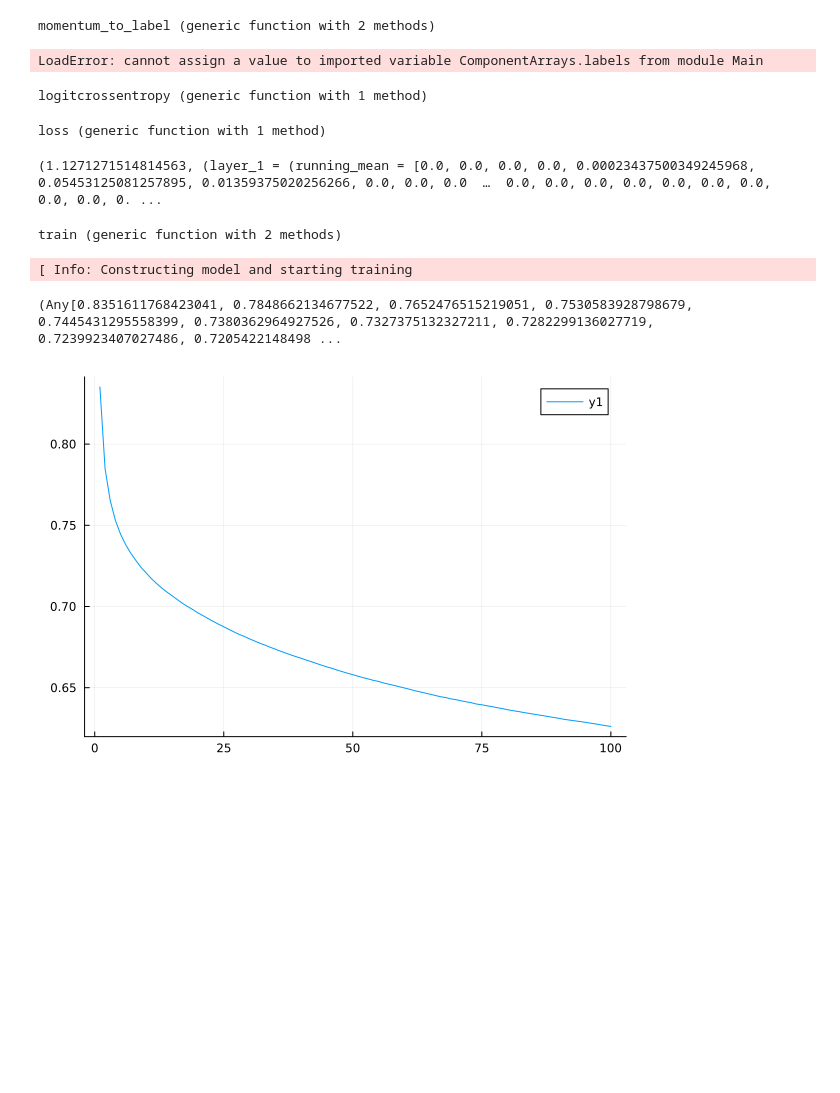
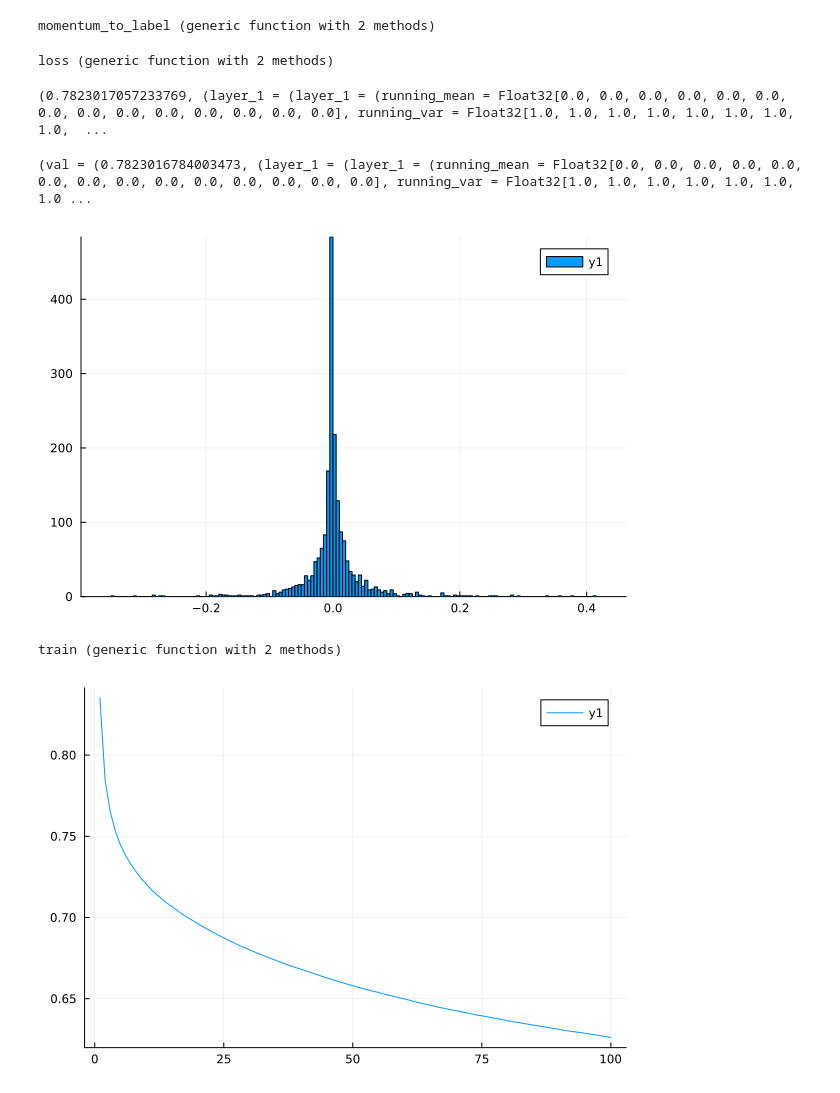
Before and after one commit to wilkieolin/phasor_julia, a Jupyter notebook: cluster_classification osc.ipynb, the cells around one changed output. Drawn from its saved outputs; the diff is of its cells as text; code cells hidden in the pictures; blank space fills up the shorter version.

```diff
--- a/cluster_classification osc.ipynb
+++ b/cluster_classification osc.ipynb
@@ -422,25 +231,26 @@ function momentum_to_label(pt, threshold::Real = 0.2)
 end
 # %% [output]
 momentum_to_label (generic function with 2 methods)
-# %%
-labels = momentum_to_label(pt)
-# %% [output]
-LoadError: cannot assign a value to imported variable ComponentArrays.labels from module Main
-# %%
-logitcrossentropy(y_pred, y) = mean(-1 * sum(y .* logsoftmax(y_pred); dims=1))
-# %% [output]
-logitcrossentropy (generic function with 1 method)
 # %%
-function loss(x, xl, y, model, ps, st, threshold)
-    y_pred, st = model(process_inputs(x, xl), ps, st)
+function loss(x, x_tms, xl, y, model, ps, st, threshold, spk_args::SpikingArgs=SpikingArgs())
+    drive_fn = process_inputs(x, x_tms, xl, spk_args)
+    y_pred, st = model(drive_fn, ps, st)
     y = momentum_to_label(y, threshold)
-    loss = logitcrossentropy(y_pred, y)
+    loss = quadrature_loss(y_pred, y) |> mean
     return loss, st
 end
 # %% [output]
-loss (generic function with 1 method)
+loss (generic function with 2 methods)
 # %%
-loss(x, xl, y, model, ps, st, 0.2)
+loss(x, x_tms, xl, y, ode_model, psa, st, 0.2)
 # %% [output]
-(1.1271271514814563, (layer_1 = (running_mean = [0.0, 0.0, 0.0, 0.0, 0.00023437500349245968, 0.05453125081257895, 0.01359375020256266, 0.0, 0.0, 0.0  …  0.0, 0.0, 0.0, 0.0, 0.0, 0.0, 0.0, 0.0, 0.0, 0. ...
+(0.7823017057233769, (layer_1 = (layer_1 = (running_mean = Float32[0.0, 0.0, 0.0, 0.0, 0.0, 0.0, 0.0, 0.0, 0.0, 0.0, 0.0, 0.0, 0.0, 0.0], running_var = Float32[1.0, 1.0, 1.0, 1.0, 1.0, 1.0, 1.0, 1.0,  ...
+# %%
+(loss_val, st), gs = withgradient(p -> loss(x, x_tms, xl, y, ode_model, p, st, 0.2), psa)
+# %% [output]
+(val = (0.7823016784003473, (layer_1 = (layer_1 = (running_mean = Float32[0.0, 0.0, 0.0, 0.0, 0.0, 0.0, 0.0, 0.0, 0.0, 0.0, 0.0, 0.0, 0.0, 0.0], running_var = Float32[1.0, 1.0, 1.0, 1.0, 1.0, 1.0, 1.0 ...
+# %%
+histogram(gs[1].layer_1 |> vec)
+# %% [output]
+[figure, added]
 # %%
@@ -473,10 +288,7 @@ end
 # %% [output]
 train (generic function with 2 methods)
 # %%
-loss_history, pst, stt = train(model, ps, st, train_loader, 0.2, epochs = 100)
+loss_history, pst, stt = train(ode_model, ps, st, train_loader, x_tms, 0.2, epochs = 1)
-# %% [output]
-[ Info: Constructing model and starting training
-(Any[0.8351611768423041, 0.7848662134677522, 0.7652476515219051, 0.7530583928798679, 0.7445431295558399, 0.7380362964927526, 0.7327375132327211, 0.7282299136027719, 0.7239923407027486, 0.7205422148498 ...
 # %%
 plot(loss_history)
 # %% [output]
```
Also changed, not shown: parts of 57 cells of this notebook, 1 other file.
